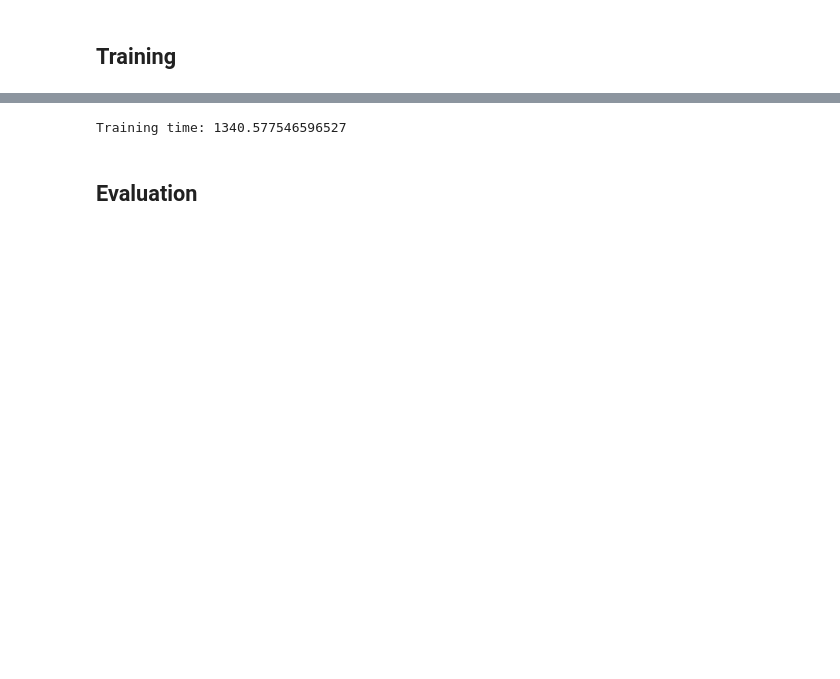
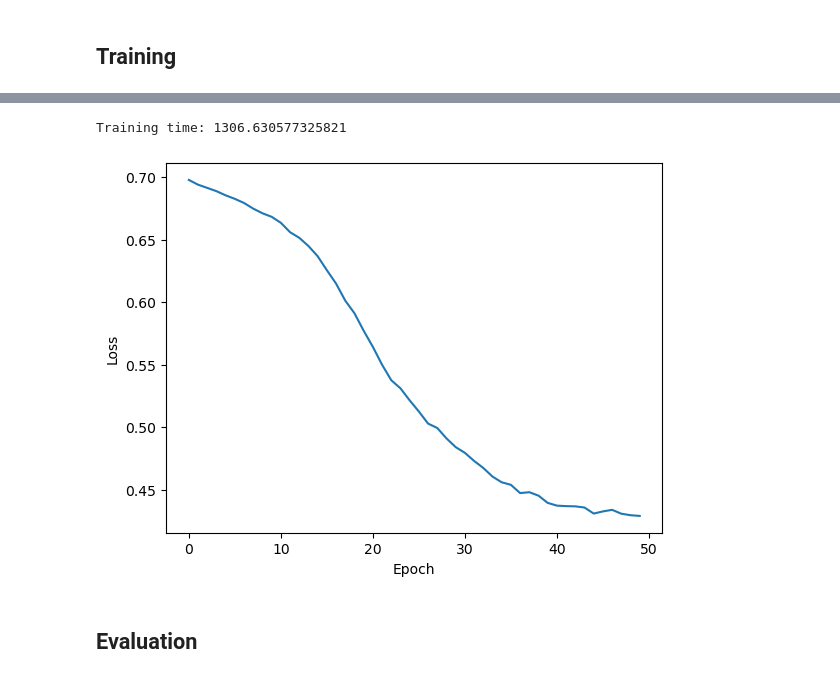
Before and after one commit to CaptainShepard01/S-LoRA, a Jupyter notebook: finetuning/train.ipynb, the cells around one changed output, grey strips where cells are left out. Saved outputs shown, nothing was run; the diff lists cells and outputs as text; code cells hidden in the pictures; blank space fills up the shorter version.

```diff
--- a/finetuning/train.ipynb
+++ b/finetuning/train.ipynb
@@ -161,7 +166,7 @@ model = CustomBert(copy.deepcopy(bert), num_adapters=num_adapters, rank=rank, al
 # %% [markdown]
 ## Initial evaluation
 # %%
-tokenized_test = get_tokenized_datasets(["imdb", "fancyzhx/amazon_polarity"], [tokenize_imdb, tokenize_amazon], num_samples=1000, split="test")
+tokenized_test = get_tokenized_datasets(datasets, functions, num_samples=num_samples, split="test")
 
 test_loaders = get_dataloaders(tokenized_test, num_adapters, split="test")
 # %%
@@ -186,7 +192,7 @@ Adapter 1 loss: 0.7075934012730917
 # %% [markdown]
 ## Training
 # %%
-tokenized_datasets = get_tokenized_datasets(["imdb", "fancyzhx/amazon_polarity"], [tokenize_imdb, tokenize_amazon], num_samples=1000, split="train")
+tokenized_datasets = get_tokenized_datasets(datasets, functions, num_samples=num_samples, split="train")
 
 train_dataloader = get_dataloaders(tokenized_datasets, num_adapters, split="train")
 # %%
@@ -203,7 +209,7 @@ for name, param in model.named_parameters():
 
 optimizer = AdamW(model.parameters(), lr=5e-6, weight_decay=0)
 
-num_epochs = 100
+num_epochs = 50
 num_training_steps = num_epochs * len(train_dataloader)
 
 lr_scheduler = get_scheduler("linear", optimizer=optimizer, num_warmup_steps=0, num_training_steps=num_training_steps)
@@ -232,23 +263,40 @@ bert.encoder.layer.11.attention.self.value.adapters.1.lora_B True
 # %%
+losses = []
+accuracies = []
+
 start = time.time()
 
 for epoch in tqdm.tqdm(range(num_epochs), desc="Training"):
-    for batch in train_dataloader:
+    running_loss = 0.0
+
+    for i, batch in enumerate(train_dataloader):
         ids, masks, labels, masking = batch
-        labels = labels.type(torch.float)
+        labels = labels.type(torch.float).to(device)
 
         o = model(ids.to(device), masks.to(device), masking.to(device))
 
-        loss = criterion(torch.squeeze(o), labels.to(device))
+        loss = criterion(torch.squeeze(o), labels)
         loss.backward()
 
         optimizer.step()
+        lr_scheduler.step()
         optimizer.zero_grad()
-        lr_scheduler.step()
 
+        running_loss += loss.item()
+
+    losses.append(running_loss / len(train_dataloader))
 
 print(f"Training time: {time.time() - start}")
 # %% [output]
-Training time: 1340.577546596527
+Training time: 1306.630577325821
+# %%
+import matplotlib.pyplot as plt
+
+plt.plot(losses)
+plt.xlabel("Epoch")
+plt.ylabel("Loss")
+plt.show()
+# %% [output]
+[figure, added]
 # %% [markdown]
 ## Evaluation
```
Also changed, not shown: parts of 16 cells of this notebook, 2 other files.
